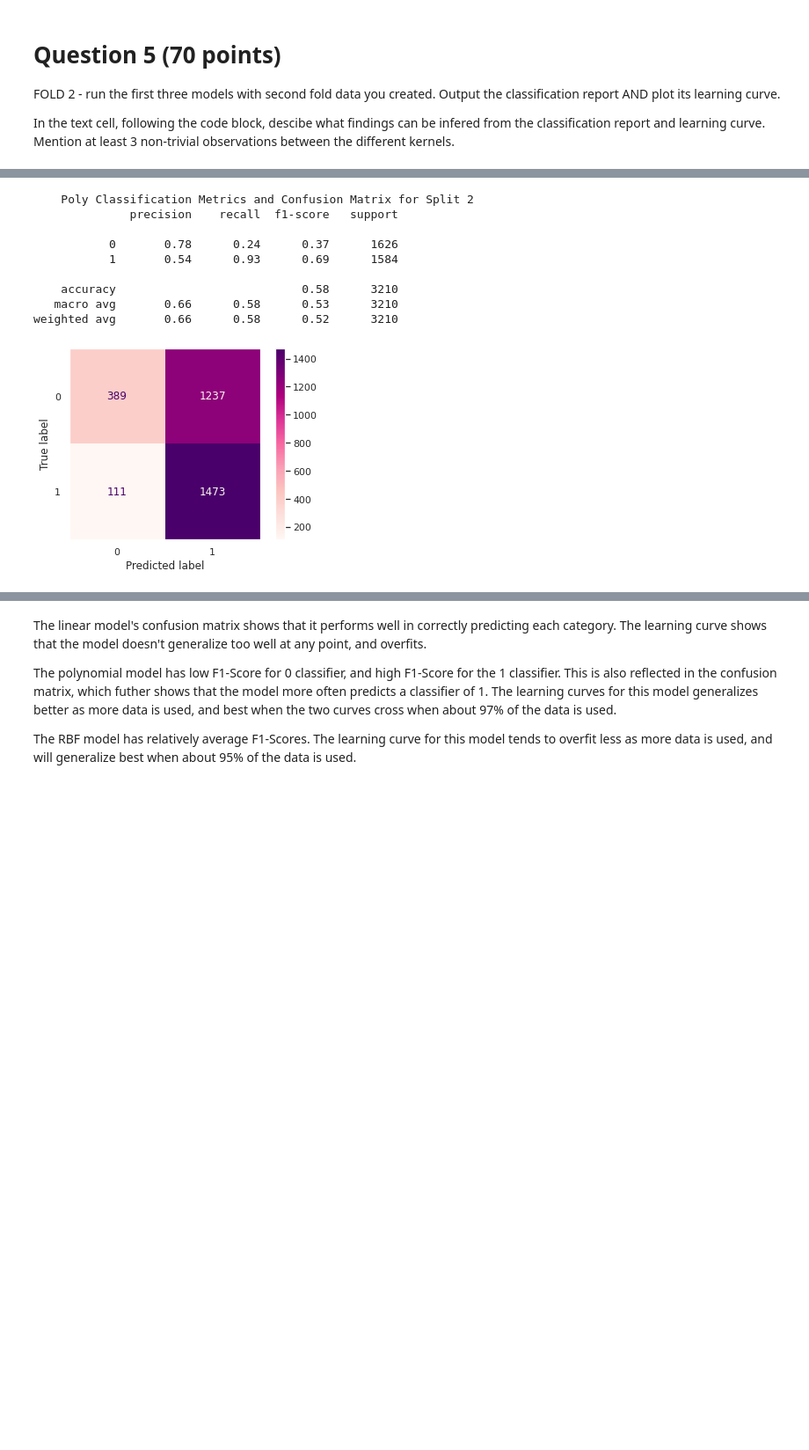
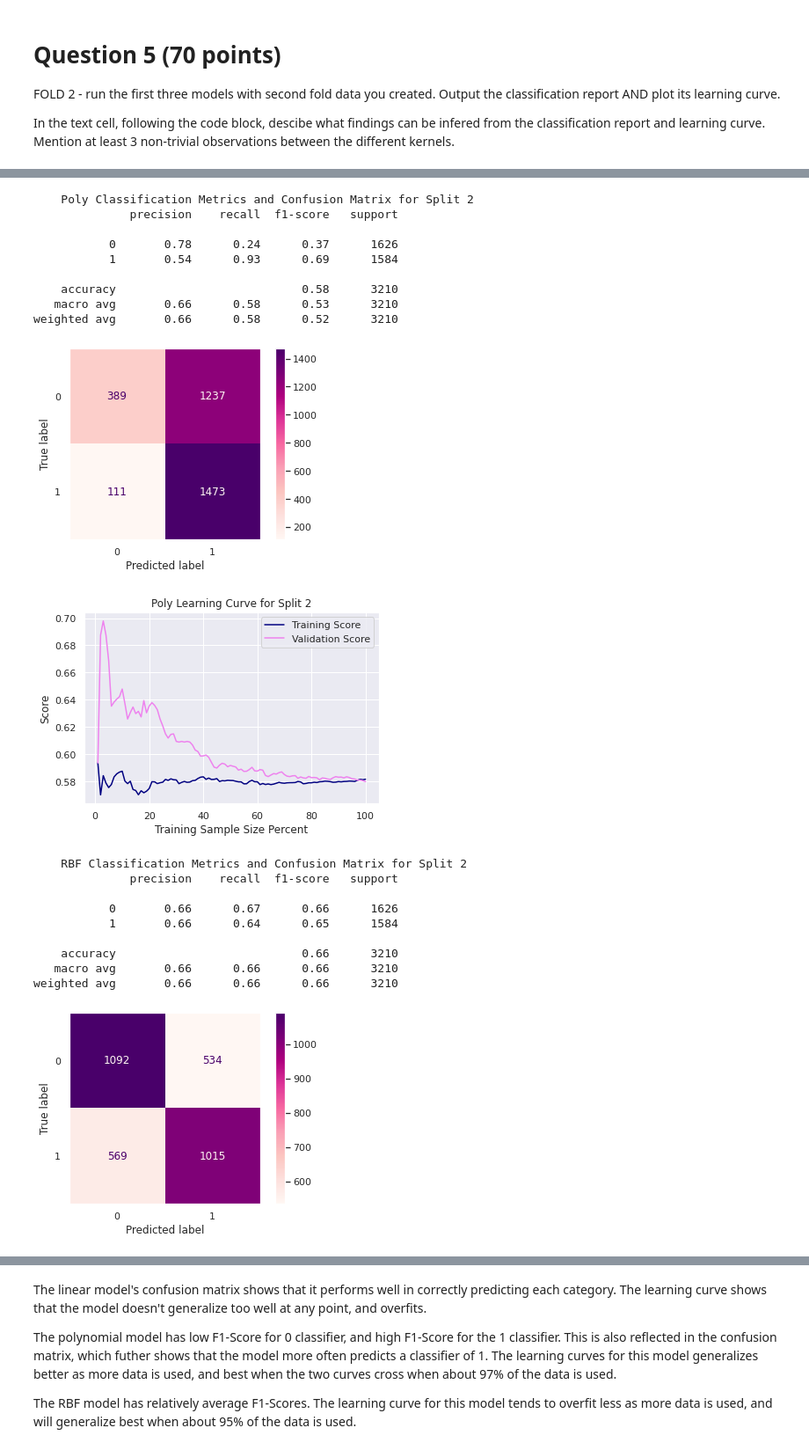
Before and after one commit to dgambone3/CSC_6850-MachineLearning-AssignmentThree, a Jupyter notebook: Gambone_Assignment3_ML.ipynb, the cells around one changed output, grey strips where cells are left out. Shown at 88% size. Drawn from its saved outputs; the diff is of its cells as text; code cells hidden in the pictures; blank space fills up the shorter version.

```diff
--- a/Gambone_Assignment3_ML.ipynb
+++ b/Gambone_Assignment3_ML.ipynb
@@ -229,35 +230,46 @@ i = 0
 for model in models:
   print(f'\n\n    {titles[i]} Classification Metrics and Confusion Matrix for Split 2')
   fitted = fit_models(model, X_train2, y_train2, X_test2, y_test2)
-  splits.at[0, titles[i]] = fitted
+  splits.at[1, titles[i]] = fitted
   # print(splits)
 
   train_scores = get_learning_curve(model, X_train2, y_train2)
   test_scores = get_learning_curve(model, X_test2, y_test2)
 
   plt = get_plot(train_scores, test_scores)
   plt.title(f'{titles[i]} Learning Curve for Split 2')
   plt.show()
   i += 1
 # %% [output]
     Linear Classification Metrics and Confusion Matrix for Split 2
               precision    recall  f1-score   support
 
            0       0.66      0.68      0.67      1626
            1       0.66      0.64      0.65      1584
 
     accuracy                           0.66      3210
    macro avg       0.66      0.66      0.66      3210
 weighted avg       0.66      0.66      0.66      3210
 [figure]
 [figure]
     Poly Classification Metrics and Confusion Matrix for Split 2
               precision    recall  f1-score   support
 
            0       0.78      0.24      0.37      1626
            1       0.54      0.93      0.69      1584
 
     accuracy                           0.58      3210
    macro avg       0.66      0.58      0.53      3210
 weighted avg       0.66      0.58      0.52      3210
 [figure]
+[figure, added]
+    RBF Classification Metrics and Confusion Matrix for Split 2
+              precision    recall  f1-score   support
+
+           0       0.66      0.67      0.66      1626
+           1       0.66      0.64      0.65      1584
+
+    accuracy                           0.66      3210
+   macro avg       0.66      0.66      0.66      3210
+weighted avg       0.66      0.66      0.66      3210
+[figure, added]
```
Also changed, not shown: parts of 7 cells of this notebook.
